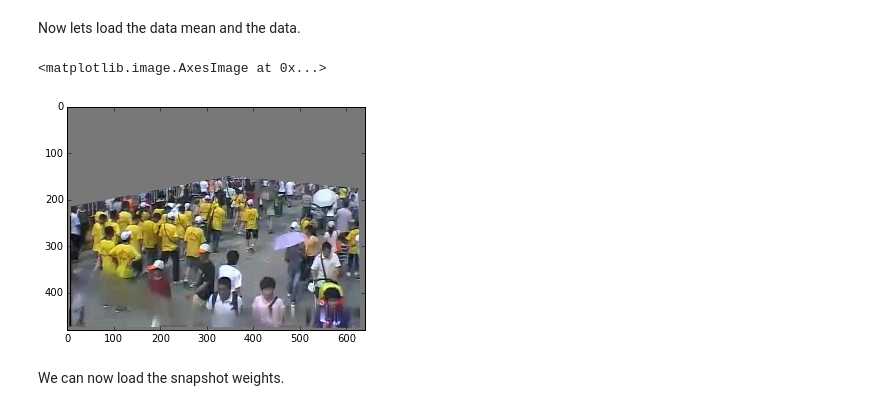
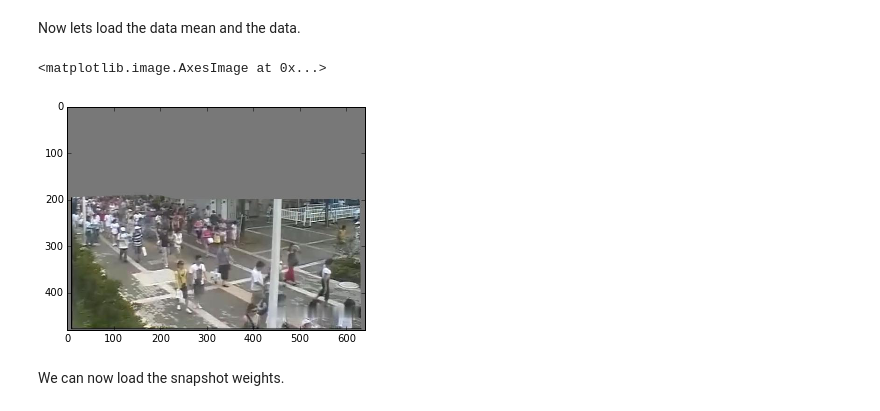
Before and after one commit to CharlesShang/ReInspect, a Jupyter notebook: crowd_evaluation.ipynb, the cells around one changed output. Saved outputs shown, nothing was run; the diff lists cells and outputs as text; code cells hidden in the pictures.

```diff
--- a/crowd_evaluation.ipynb
+++ b/crowd_evaluation.ipynb
@@ -33,20 +33,20 @@ Now lets load the data mean and the data.
 # %%
 data_mean = load_data_mean(config["data"]["idl_mean"],
                            config["net"]["img_width"],
                            config["net"]["img_height"], image_scaling=1.0)
 
-num_test_images = 1
+num_test_images = 5
 
 # Warning: load_idl returns an infinite generator. Calling list() before islice() will hang.
 test_list = list(itertools.islice(
         load_idl(config["data"]["test_idl"], data_mean, config["net"], False),
         0,
         num_test_images))
 img = np.copy(test_list[-1]["raw"])
 plt.imshow(img)
 # %% [output]
 <matplotlib.image.AxesImage at 0x...>
-[figure, old version]
+[figure, new version]
 # %% [markdown]
 We can now load the snapshot weights.
 # %% [markdown]
```
Also changed, not shown: parts of 3 cells of this notebook, 4 other files.
